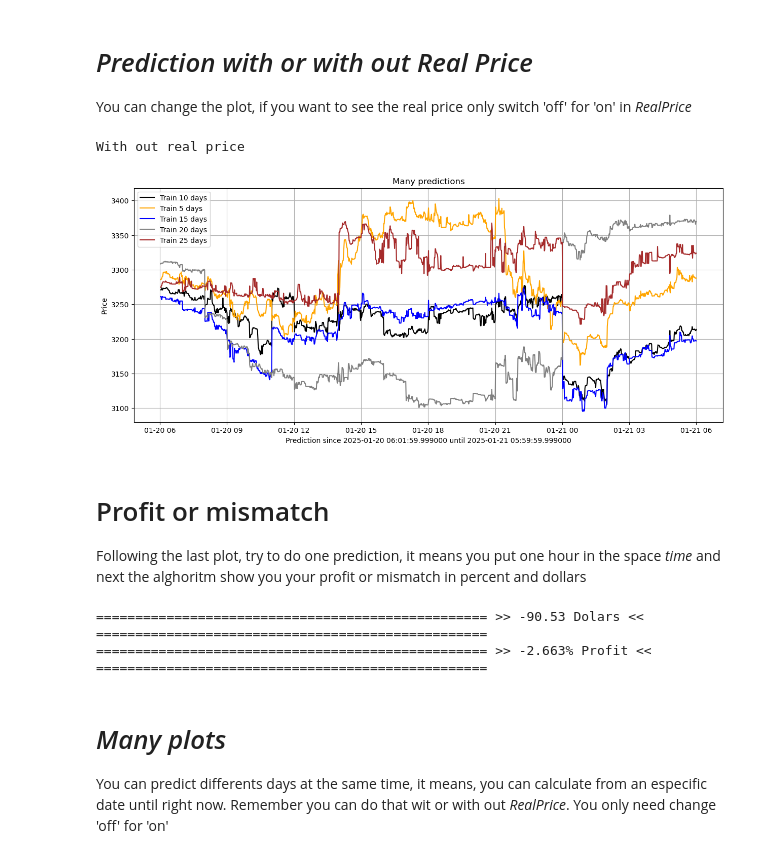
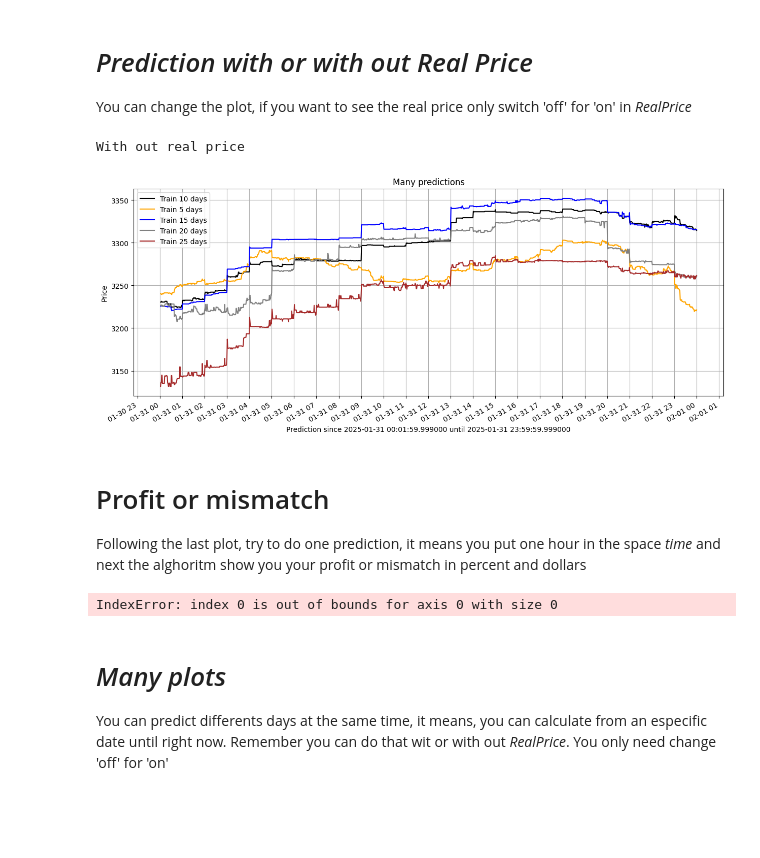
Before and after one commit to Santiagosphysics/FinalHeimdall, a Jupyter notebook: test_1.ipynb, the cells around one changed output. Saved outputs shown, nothing was run; the diff lists cells and outputs as text; code cells hidden in the pictures; blank space fills up the shorter version.

```diff
--- a/test_1.ipynb
+++ b/test_1.ipynb
@@ -5,45 +5,39 @@ You can change the plot, if you want to see the real price only switch 'off' for
 # %%
 %matplotlib inline
 from indicators import ModelIndicators
 
-end_time = '2025-01-20 06:00:00'
+end_time = '2025-01-31 00:00:00'
 
 crypto='ETHUSDT'
 time='min'
 
 FirstTime= 5
 SecondTime=10
 ThirdTime= 15
 FourthTime=20
 FifthTime= 25
 
 RealPrice = 'off'
 ShowImage = 'on'
 
-test = ModelIndicators().XGBoostFinalFivePreds(end_time, FirstTime, SecondTime, ThirdTime, FourthTime, FifthTime, crypto, time)
-plot_1 = ModelIndicators().CreateImagesFivePreds(data=test, RealPrice=RealPrice, ShowImage=ShowImage)
+data = ModelIndicators().XGBoostFinalFivePreds(end_time, FirstTime, SecondTime, ThirdTime, FourthTime, FifthTime, crypto, time)
+plot_1 = ModelIndicators().CreateImagesFivePreds(data=data, RealPrice=RealPrice, ShowImage=ShowImage)
 # %% [output]
 With out real price
-[figure, old version]
+[figure, new version]
 # %% [markdown]
 # Profit or mismatch
 
 Following the last plot, try to do one prediction, it means you put one hour in the space *time* and next the alghoritm show you your profit or mismatch in percent and dollars
-# %%
-
-time_in= '2025-01-20 08:30:59.999'
-time_out = '2025-01-20 12:30:59.999'
-
-real_price = test[test['ds'] == time_in]['Real Price'].values[0]
-
-profit = round(test[test['ds'] == time_out]['Real Price'].values[0] - real_price, 3)
-percent = round((profit*100)/real_price, 3)
-
-print('='*50,'>>', f'{profit} Dolars', '<<', '='*50)
-print('='*50, '>>', f'{percent}% Profit' ,'<<', '='*50)
-# %% [output]
-================================================== >> -90.53 Dolars << ==================================================
-================================================== >> -2.663% Profit << ==================================================
+# %%
+from utils import meassures
+
+time_in= '00:00:59.99'
+time_out = '05:00:59.99'
+
+test = meassures.testing(test=data, time_in=time_in, time_out=time_out, end_time=end_time)
+# %% [output]
+IndexError: index 0 is out of bounds for axis 0 with size 0
 # %% [markdown]
 # *Many plots*
 
```
Also changed, not shown: parts of 1 cell of this notebook, 4 other files.
